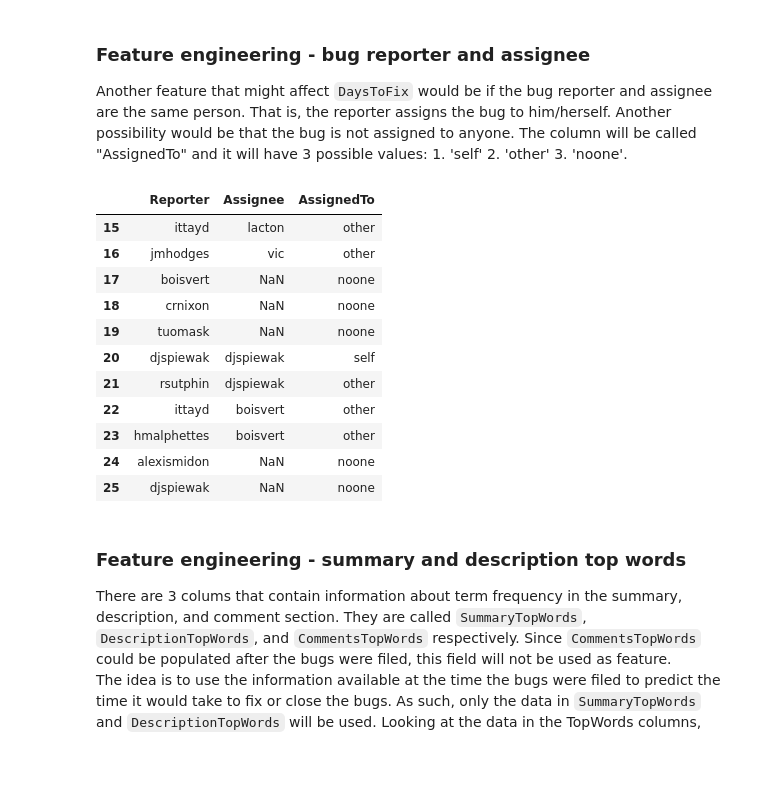
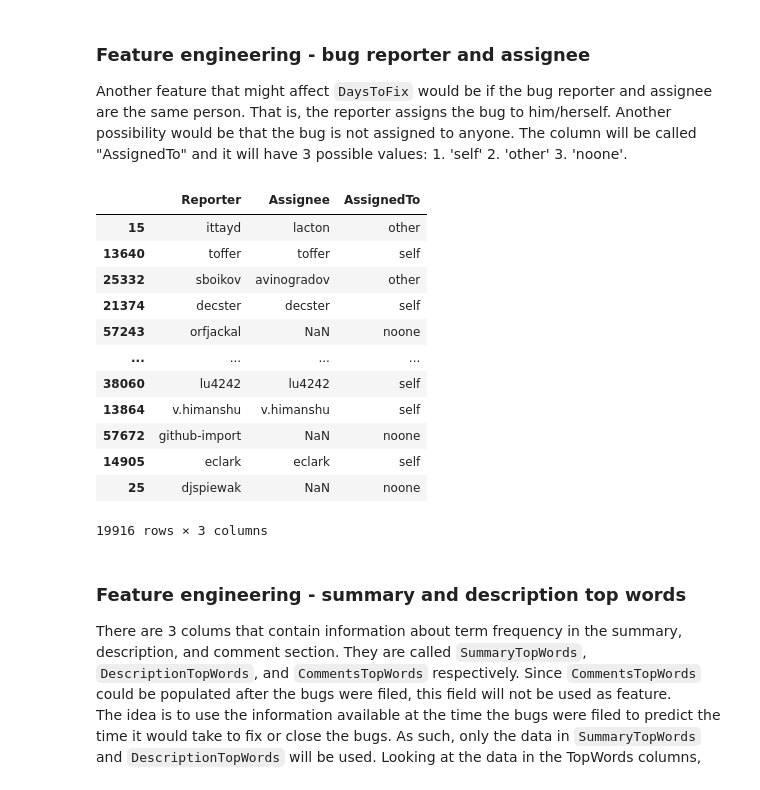
Before and after one commit to winnawat/bugfixtime, a Jupyter notebook: bugfixtime.ipynb, the cells around one changed output. Saved outputs shown, nothing was run; the diff lists cells and outputs as text; code cells hidden in the pictures.

```diff
--- a/bugfixtime.ipynb
+++ b/bugfixtime.ipynb
@@ -169,8 +191,8 @@ The missing values under these columns will have to be imputed or removed.
 There is only a single row with missing priority value. This row will be dropped.
 # %%
 #dropping the priority row with NAN value
-print("bugsdf shape before dropping NAN under 'Priority' column: %s,%s" % bugsdf.shape)
-bugsdf = bugsdf[~bugsdf["Priority"].isna()]
-print("bugsdf shape after dropping NAN under 'Priority' column: %s,%s" % bugsdf.shape)
+print("bugsdf shape before dropping NAN under 'Priority' column: %s,%s" % bugsdf_train.shape)
+bugsdf_train = bugsdf_train[~bugsdf_train["Priority"].isna()]
+print("bugsdf shape after dropping NAN under 'Priority' column: %s,%s" % bugsdf_train.shape)
 # 1 row has been dropped
 # %% [output]
@@ -181,8 +203,8 @@ bugsdf shape after dropping NAN under 'Priority' column: 80611,30
 The 22 rows with missing value under "Reporter" will be dropped as well.
 # %%
 #dropping the priority row with NAN value
-print("bugsdf shape before dropping NAN under 'Reporter' column: %s,%s" % bugsdf.shape)
-bugsdf = bugsdf[~bugsdf["Reporter"].isna()]
-print("bugsdf shape after dropping NAN under 'Reporter' column: %s,%s" % bugsdf.shape)
-# 1 row has been dropped
+print("bugsdf shape before dropping NAN under 'Reporter' column: %s,%s" % bugsdf_train.shape)
+bugsdf_train = bugsdf_train[~bugsdf_train["Reporter"].isna()]
+print("bugsdf shape after dropping NAN under 'Reporter' column: %s,%s" % bugsdf_train.shape)
+# 10 rows has been dropped
 # %% [output]
@@ -198,14 +220,14 @@ Some features have to be created from existing feature(s). Here, the target vari
 The time difference between `CreationDate` and `ResolutionDate` is the amount of time it took to resolve or close the bugs.
 Calculating the time to resolution. The column will be named `DaysToFix`.
 # %%
-bugsdf["DaysToFix"] = bugsdf["ResolutionDate"] - bugsdf["CreationDate"]
+bugsdf_train["DaysToFix"] = bugsdf_train["ResolutionDate"] - bugsdf_train["CreationDate"]
 # only taking the days, ignoring the hours.
-bugsdf["DaysToFix"] = bugsdf["DaysToFix"].apply(lambda x: x.days)
+bugsdf_train["DaysToFix"] = bugsdf_train["DaysToFix"].apply(lambda x: x.days)
 # %% [markdown]
 ### Feature engineering - components
 The feature "Components" may have a significant impact on the number of days taken to fix the bugs. However, there are a lot of NaNs in the column. As such, a new feature called `HasComponents` has to be created. It would be a boolean value that expresses whether or not the Jira bug has components data.
 # %%
-bugsdf["HasComponents"] = bugsdf.apply(lambda x: False if pd.isnull(x["Components"]) else True, axis=1)
+bugsdf_train["HasComponents"] = bugsdf_train.apply(lambda x: False if pd.isnull(x["Components"]) else True, axis=1)
 # %% [markdown]
 Plotting `DaysToFix` by `HasComponents`
 # %%
@@ -244,23 +266,24 @@ The distribution of `DaysToFix` in bug with and without components are statistic
 ### Feature engineering - bug reporter and assignee
 Another feature that might affect `DaysToFix` would be if the bug reporter and assignee are the same person. That is, the reporter assigns the bug to him/herself. Another possibility would be that the bug is not assigned to anyone. The column will be called "AssignedTo" and it will have 3 possible values: 1. 'self' 2. 'other' 3. 'noone'.
 # %%
-bugsdf["AssignedTo"] = bugsdf.apply(lambda x: 'self' if x["Reporter"] == x["Assignee"]  else ('noone' if pd.isnull(x["Assignee"]) else 'other'), axis=1)
+bugsdf_train["AssignedTo"] = bugsdf_train.apply(lambda x: 'self' if x["Reporter"] == x["Assignee"]  else ('noone' if pd.isnull(x["Assignee"]) else 'other'), axis=1)
 
 # verifying the column values
-bugsdf.loc[15:25,["Reporter", "Assignee", "AssignedTo"]]
+bugsdf_train.loc[15:25,["Reporter", "Assignee", "AssignedTo"]]
 # %% [output]
 |  | Reporter | Assignee | AssignedTo |
 | 15 | ittayd | lacton | other |
-| 16 | jmhodges | vic | other |
-| 17 | boisvert | NaN | noone |
-| 18 | crnixon | NaN | noone |
-| 19 | tuomask | NaN | noone |
-| 20 | djspiewak | djspiewak | self |
-| 21 | rsutphin | djspiewak | other |
-| 22 | ittayd | boisvert | other |
-| 23 | hmalphettes | boisvert | other |
-| 24 | alexismidon | NaN | noone |
+| 13640 | toffer | toffer | self |
+| 25332 | sboikov | avinogradov | other |
+| 21374 | decster | decster | self |
+| 57243 | orfjackal | NaN | noone |
+| ... | ... | ... | ... |
+| 38060 | lu4242 | lu4242 | self |
+| 13864 | v.himanshu | v.himanshu | self |
+| 57672 | github-import | NaN | noone |
+| 14905 | eclark | eclark | self |
 | 25 | djspiewak | NaN | noone |
+19916 rows × 3 columns
 # %% [markdown]
 ### Feature engineering - summary and description top words
 There are 3 colums that contain information about term frequency in the summary, description, and comment section. They are called `SummaryTopWords`, `DescriptionTopWords`, and `CommentsTopWords` respectively. Since `CommentsTopWords` could be populated after the bugs were filed, this field will not be used as feature.
```
Also changed, not shown: parts of 29 cells of this notebook.
